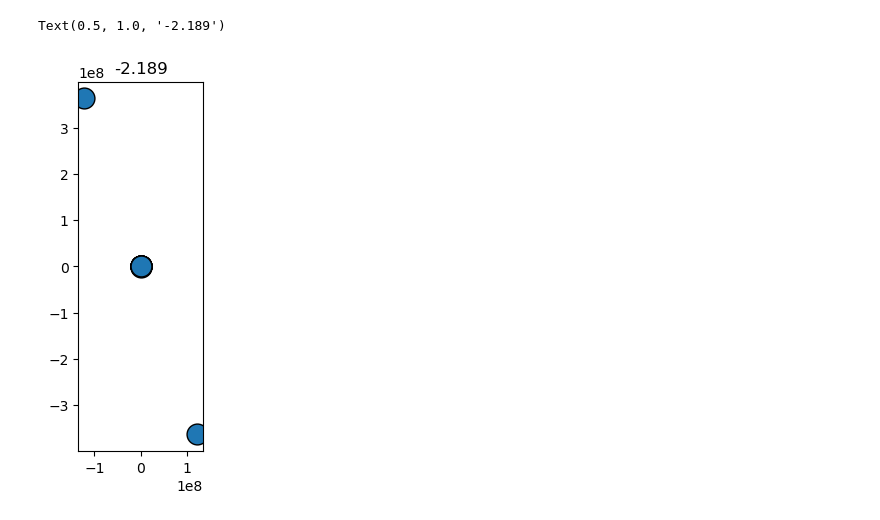
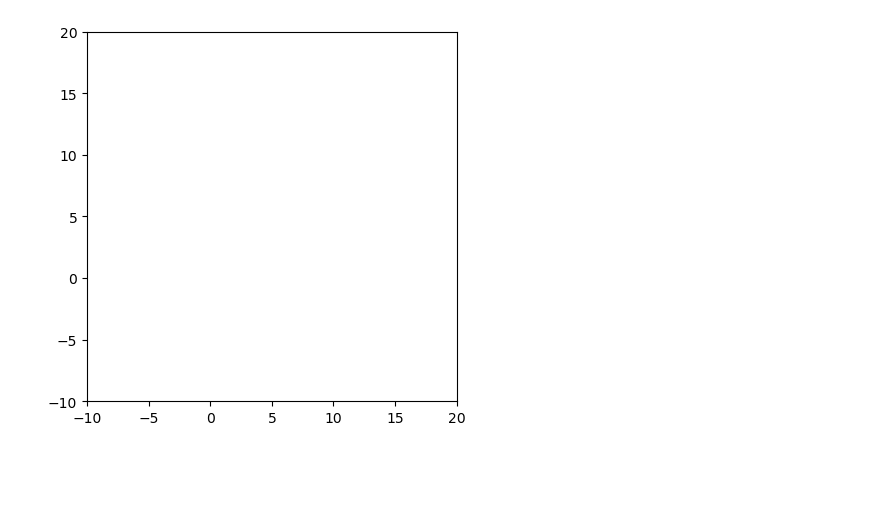
Before and after one commit to karsten3112/Computational-Physics, a Jupyter notebook: Week7/exercise 38/exercise38.ipynb, the cells around one changed output. Saved outputs shown, nothing was run; the diff lists cells and outputs as text; code cells hidden in the pictures; blank space fills up the shorter version.

Commit message:
More plots

```diff
--- a/Week7/exercise 38/exercise38.ipynb
+++ b/Week7/exercise 38/exercise38.ipynb
@@ -17,7 +18,7 @@ class Atom_plotter(Animator):
         super().__init__(default_cols, markersize, scale_with_mass, alpha)
 # %%
 def make_random_conf(N_atoms=12, unit_cell=(np.array([10.0,0.0]), np.array([0.0,10.0])), pbc=True):
-    random_poses = np.random.randn(N_atoms,2)+ (5,5) #np.random.rand(N_atoms, 2)*np.linalg.norm(unit_cell[0])
+    random_poses = np.random.randn(N_atoms,2)*1.0+ (5,5) #np.random.rand(N_atoms, 2)*np.linalg.norm(unit_cell[0])
     atomlist = [Atom(position=pos) for pos in random_poses]
     atom_col = Atom_Collection(atomlist=atomlist, unit_cell=unit_cell, pbc=pbc)
     atom_col.calculator = LJGauss()
@@ -27,6 +28,7 @@ atom_writer = Atom_File_handler()
 
 opt_cols = []
 for i in range(2):
+    break
     opt_cols =  []
     for j in range(100):
         optimizer = Line_searcher1(atom_col=make_random_conf())
@@ -39,3 +39,15 @@ KeyboardInterrupt:
 class MD_optimizer():
     def __init__(self) -> None:
         pass
+# %%
+optimizer = MDT_simulator(atom_col=make_random_conf(), temp=0.05, log_level="all_steps")
+optimizer.N2_integration()#run_MDsimulation(N_steps=1)
+
+atom_plotter = Atom_plotter(markersize=10)
+fig, axs = plt.subplots(1,3, figsize=(10,4))
+for ax, atom_col in zip(axs, [1,2,3]):
+    ax.set_xlim([-10.0,20.0])
+    ax.set_ylim([-10.0,20.0])
+    a_col = make_random_conf()
+    atom_plotter(atom_col=make_random_conf(), ax=ax)
+    ax.set_title(round(a_col.get_potential_energy(),3))
@@ -42,19 +56,22 @@ class MD_optimizer():
 # %%
 fig, ax = plt.subplots()
 ax.set_aspect("equal")
-#ax.set_xlim([-2.0, 12.0])
-#ax.set_ylim([-2.0, 12.0])
+ax.set_xlim([-10, 20.0])
+ax.set_ylim([-10, 20.0])
 
-optimizer = MDT_simulator(atom_col=make_random_conf(), temp=0.05)
-for temp in [2.0, 1.0, 0.5, 0.05]:
-    optimizer.temp = temp
-    optimizer.run_MDsimulation(N_steps=10)
-optimizer = Line_searcher1(atom_col=optimizer.logged_atom_cols[-1])
-optimizer.run(N_max=0)
-atom_plotter = Atom_plotter(markersize=15)
-atom_plotter(optimizer.best_atom_col, ax=ax)
-optimizer.best_atom_col.reset_plot_axes()
-ax.set_title(round(optimizer.best_atom_col.get_potential_energy(),3))
+atom_writer = Atom_File_handler()
+
+for i in range(3):
+    opt_cols = []
+    for num in range(100):
+        optimizer = MDT_simulator(atom_col=make_random_conf(), temp=0.0)
+        for temp in [2.0,1.0,0.5,0.05]:
+            optimizer.temp = temp
+            optimizer.run_MDsimulation(N_steps=40, time_step=1e-7)
+        last_atom_col = optimizer.logged_atom_cols[-1]
+        optimizer = Bassin_Hopper(atom_col=last_atom_col, T=np.random.rand(1)*0.8, N_lin_search=300, N_metropol=30)
+        optimizer.run(N_max=3)
+        opt_cols.append(optimizer.best_atom_col)
+    atom_writer.save_atom_collections(atom_cols=opt_cols, filename=f"relaxed_structs{i}")
 # %% [output]
-Text(0.5, 1.0, '-2.189')
-[figure, old version]
+[figure, new version]
```
Also changed, not shown: parts of 7 cells of this notebook, 11 other files.
